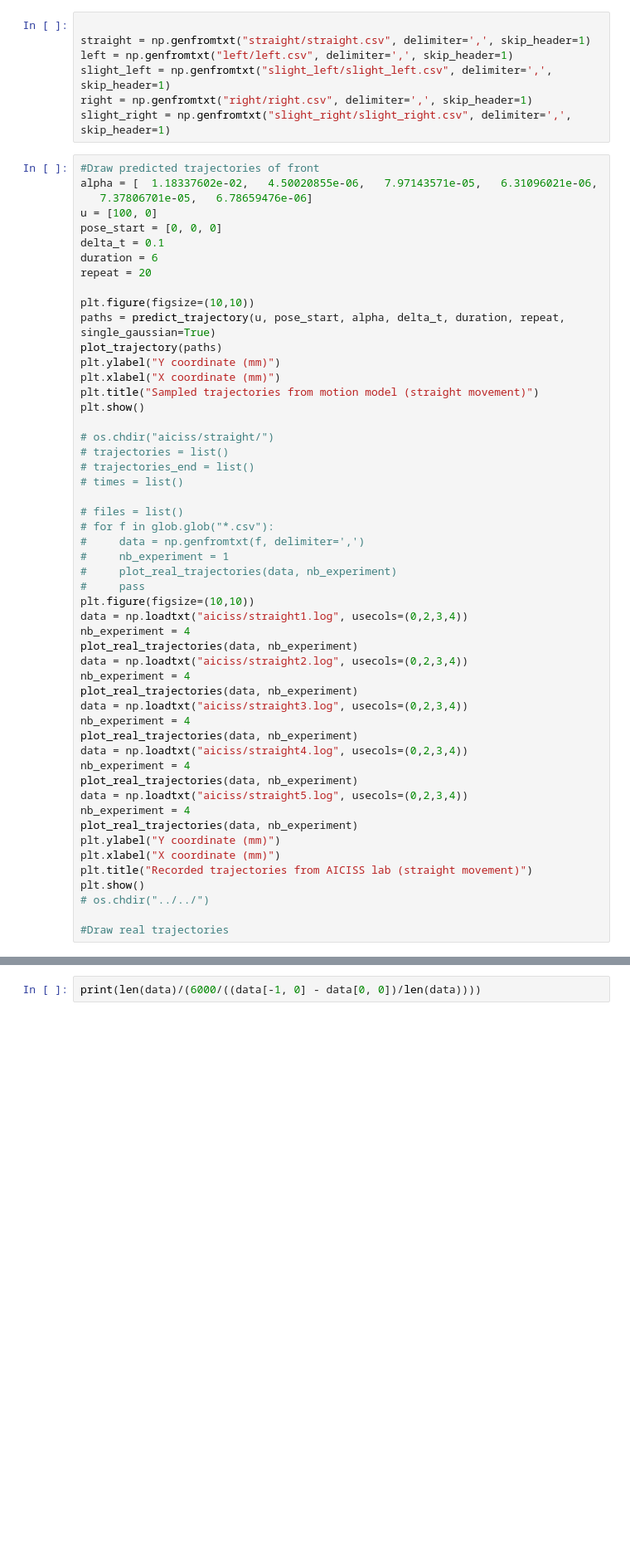
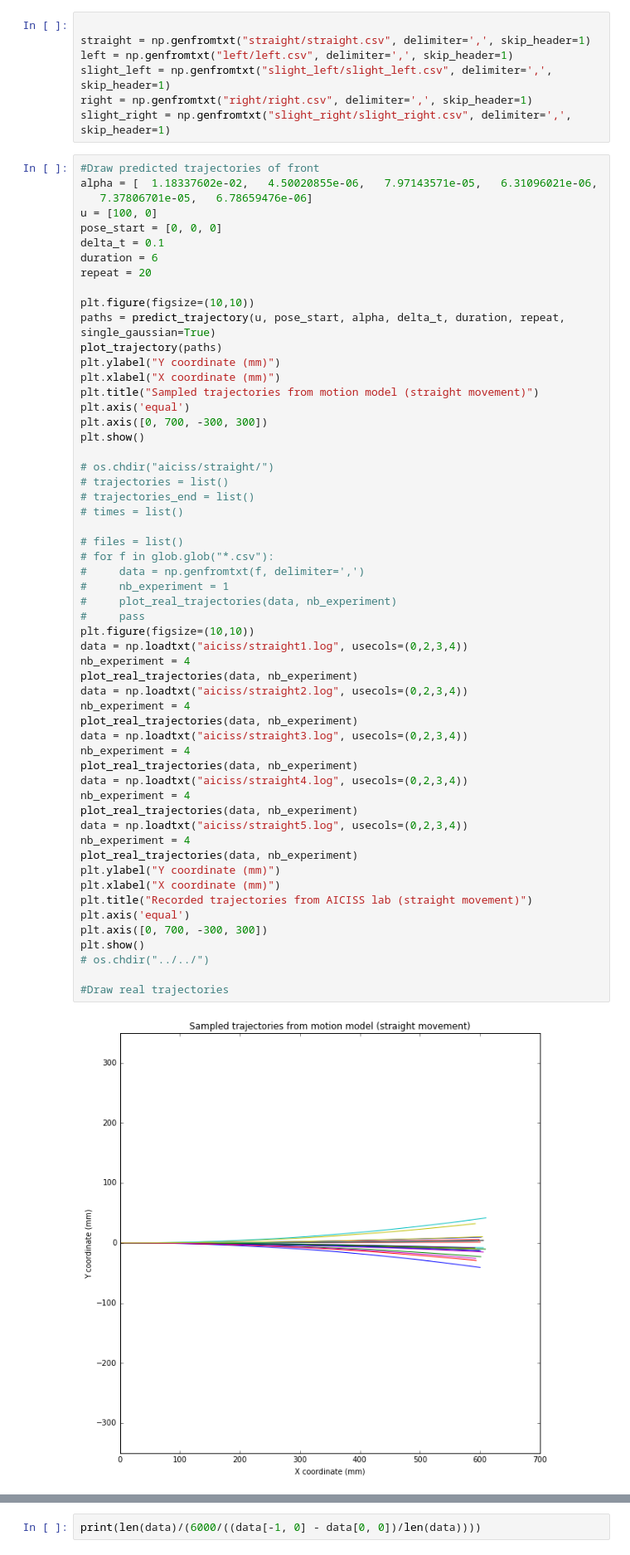
Before and after one commit to minhnh/16w_see, a Jupyter notebook: python/MotionModel.ipynb, the cells around one changed output, grey strips where cells are left out. Shown: that part at 83% size. Drawn from its saved outputs; the diff is of its cells as text; blank space fills up the shorter version.

```diff
--- a/python/MotionModel.ipynb
+++ b/python/MotionModel.ipynb
@@ -33,6 +33,8 @@ plot_trajectory(paths)
 plt.ylabel("Y coordinate (mm)")
 plt.xlabel("X coordinate (mm)")
 plt.title("Sampled trajectories from motion model (straight movement)")
+plt.axis('equal')
+plt.axis([0, 700, -300, 300])
 plt.show()
 
 # os.chdir("aiciss/straight/")
@@ -42,30 +44,34 @@ plt.show()
 
 # files = list()
 # for f in glob.glob("*.csv"):
 #     data = np.genfromtxt(f, delimiter=',')
 #     nb_experiment = 1
 #     plot_real_trajectories(data, nb_experiment)
 #     pass
 plt.figure(figsize=(10,10))
 data = np.loadtxt("aiciss/straight1.log", usecols=(0,2,3,4))
 nb_experiment = 4
 plot_real_trajectories(data, nb_experiment)
 data = np.loadtxt("aiciss/straight2.log", usecols=(0,2,3,4))
 nb_experiment = 4
 plot_real_trajectories(data, nb_experiment)
 data = np.loadtxt("aiciss/straight3.log", usecols=(0,2,3,4))
 nb_experiment = 4
 plot_real_trajectories(data, nb_experiment)
 data = np.loadtxt("aiciss/straight4.log", usecols=(0,2,3,4))
 nb_experiment = 4
 plot_real_trajectories(data, nb_experiment)
 data = np.loadtxt("aiciss/straight5.log", usecols=(0,2,3,4))
 nb_experiment = 4
 plot_real_trajectories(data, nb_experiment)
 plt.ylabel("Y coordinate (mm)")
 plt.xlabel("X coordinate (mm)")
 plt.title("Recorded trajectories from AICISS lab (straight movement)")
+plt.axis('equal')
+plt.axis([0, 700, -300, 300])
 plt.show()
 # os.chdir("../../")
 
 #Draw real trajectories
+# %% [output]
+[figure, added]
```
Also changed, not shown: parts of 5 cells of this notebook.
